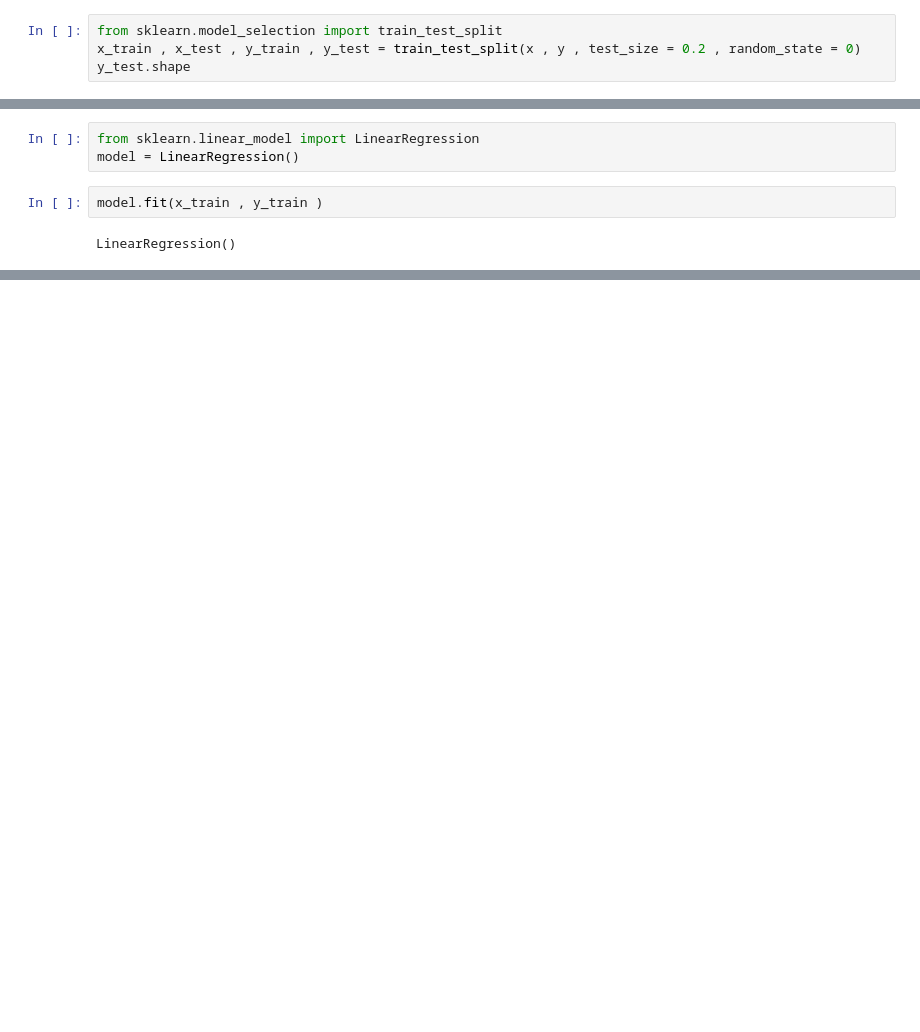
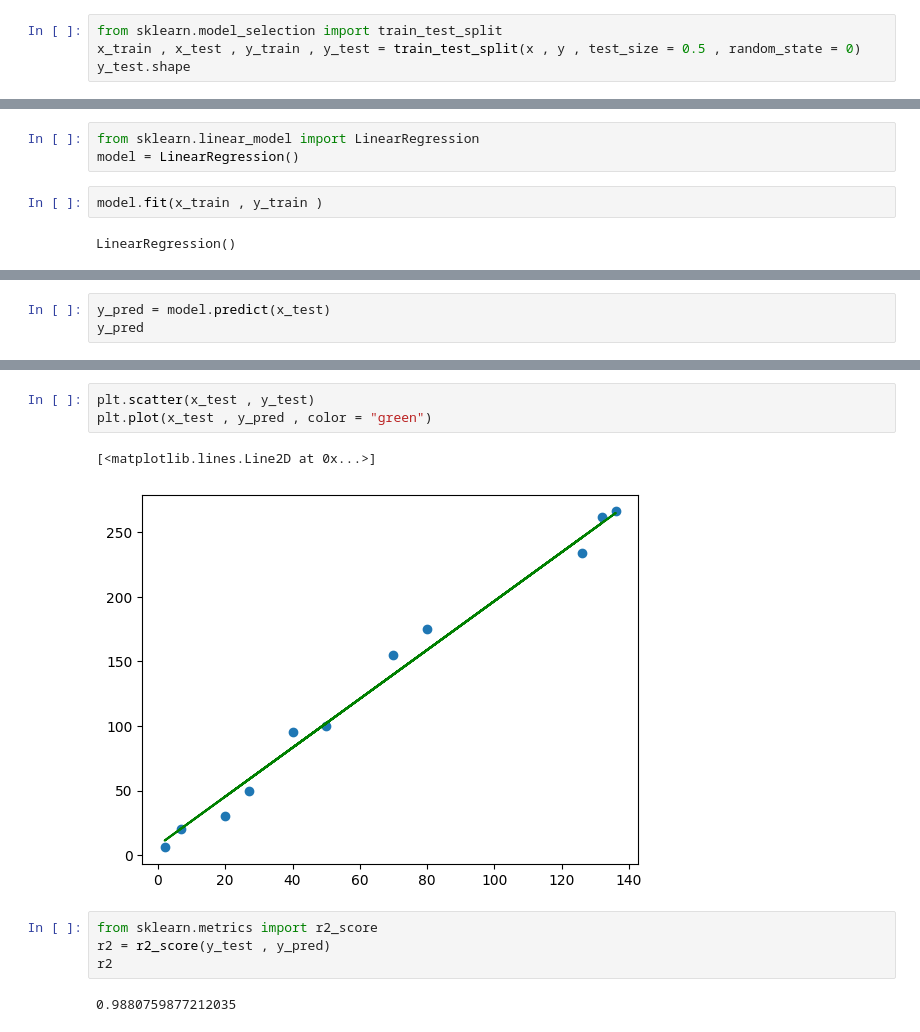
Before and after one commit to ishakhoud/DSA_problem_predictor, a Jupyter notebook: problempred.ipynb, the cells around one changed output, grey strips where cells are left out. Cells and saved outputs as stored; diff of their text form; blank space fills up the shorter version.

```diff
--- a/problempred.ipynb
+++ b/problempred.ipynb
@@ -34,5 +34,5 @@ plt.scatter(x , y )
 # %%
 from sklearn.model_selection import train_test_split
-x_train , x_test , y_train , y_test = train_test_split(x , y , test_size = 0.2 , random_state = 0)
+x_train , x_test , y_train , y_test = train_test_split(x , y , test_size = 0.5 , random_state = 0)
 y_test.shape
 # %% [output]
@@ -50,0 +51,3 @@ array([ 11.07214663,  16.66806222, 264.75365317])
+# %%
+y_pred = model.predict(x_test)
+y_pred
@@ -50,0 +65,12 @@ array([ 11.07214663,  16.66806222, 264.75365317])
+# %%
+plt.scatter(x_test , y_test)
+plt.plot(x_test , y_pred , color = "green")
+# %% [output]
+[<matplotlib.lines.Line2D at 0x...>]
+[figure, added]
+# %%
+from sklearn.metrics import r2_score
+r2 = r2_score(y_test , y_pred)
+r2
+# %% [output]
+0.9880759877212035
```
Also changed, not shown: parts of 8 cells of this notebook, 1 other file.
